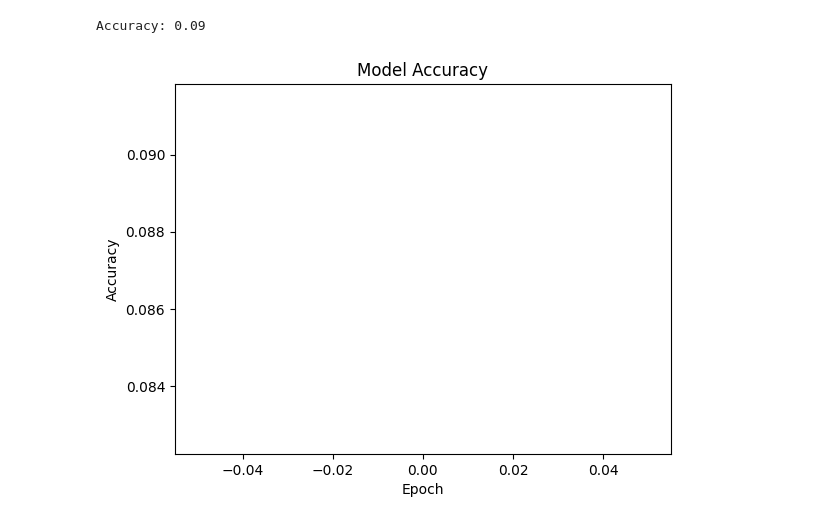
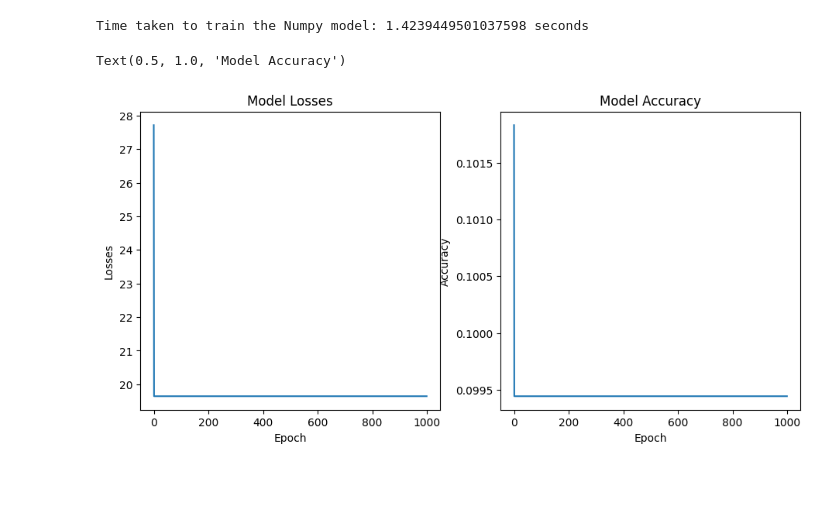
Before and after one commit to vdebnath/202_Honors_Option, a Jupyter notebook: Main.ipynb, the cells around one changed output. Cells and saved outputs as stored; diff of their text form; code cells hidden in the pictures; blank space fills up the shorter version.

Commit message:
Nearly done with the numpy model

```diff
--- a/Main.ipynb
+++ b/Main.ipynb
@@ -8,5 +24,4 @@ digits = load_digits()
 # %%
-# Normalize the input data
 X = digits.data / 16.0
 
 # Split the dataset into training and testing sets
@@ -19,50 +34,58 @@ output_size = len(np.unique(y_train))
 
 # Initialize the weights
 W1 = np.random.randn(input_size, hidden_size)
 W2 = np.random.randn(hidden_size, output_size)
 
-# Define the activation function (tanh)
-def tanh(x):
-    return np.tanh(x)
-
-# Define the derivative of the activation function (tanh)
-def tanh_derivative(x):
-    return 1 - np.tanh(x)**2
 
 # Train the model
+loss_tracker = []
+accuracy_list = []
 learning_rate = 0.1
 num_epochs = 1000
+
+start_time = time.time()
 
 for epoch in range(num_epochs):
     # Forward pass
     hidden_layer = tanh(np.dot(X_train, W1))
     output_layer = tanh(np.dot(hidden_layer, W2))
 
+    loss_tracker.append(np.mean((output_layer - y_train.reshape(-1,1))**2))
+
+    accuracy_list.append(np.mean(np.argmax(output_layer, axis=1) == y_train))
+
     # Backward pass
     output_layer_error = output_layer - y_train.reshape(-1, 1)
-    output_layer_delta = output_layer_error * tanh_derivative(output_layer)
-    hidden_layer_error = np.dot(output_layer_delta, W2.T)
-    hidden_layer_delta = hidden_layer_error * tanh_derivative(hidden_layer)
+    output_layer_change = output_layer_error * tanh_derivative(output_layer)
+    hidden_layer_error = np.dot(output_layer_change, W2.T)
+    hidden_layer_change = hidden_layer_error * tanh_derivative(hidden_layer)
 
     # Update the weights
-    W2 -= learning_rate * np.dot(hidden_layer.T, output_layer_delta)
-    W1 -= learning_rate * np.dot(X_train.T, hidden_layer_delta)
+    W2 -= learning_rate * np.dot(hidden_layer.T, output_layer_change)
+    W1 -= learning_rate * np.dot(X_train.T, hidden_layer_change)
+
+end_time = time.time()
 
 # Test the model
 hidden_layer = tanh(np.dot(X_test, W1))
 output_layer = tanh(np.dot(hidden_layer, W2))
 predictions = np.argmax(output_layer, axis=1)
 
-# Compute the accuracy
-accuracy = np.mean(predictions == y_test)
-print(f"Accuracy: {accuracy:.2f}")
+print('Time taken to train the Numpy model:', end_time - start_time, 'seconds')
+# Plot
+fig = plt.figure(figsize=(11, 5))
+plt.subplot(1,2,1)
+plt.plot(loss_tracker)
+plt.xlabel('Epoch')
+plt.ylabel('Losses')
+plt.title('Model Losses')
 
-# Plot the accuracy
-plt.plot(accuracy)
+plt.subplot(1,2,2)
+plt.plot(accuracy_list)
 plt.xlabel('Epoch')
 plt.ylabel('Accuracy')
 plt.title('Model Accuracy')
-plt.show()
 # %% [output]
-Accuracy: 0.09
+Time taken to train the Numpy model: 1.4239449501037598 seconds
+Text(0.5, 1.0, 'Model Accuracy')
-[figure, old version]
+[figure, new version]
```
Also changed, not shown: parts of 7 cells of this notebook.
